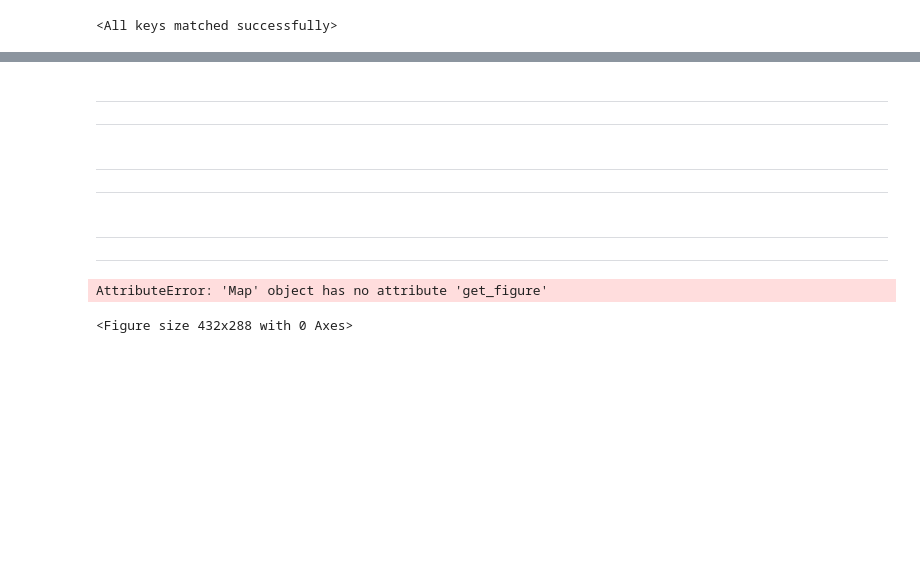
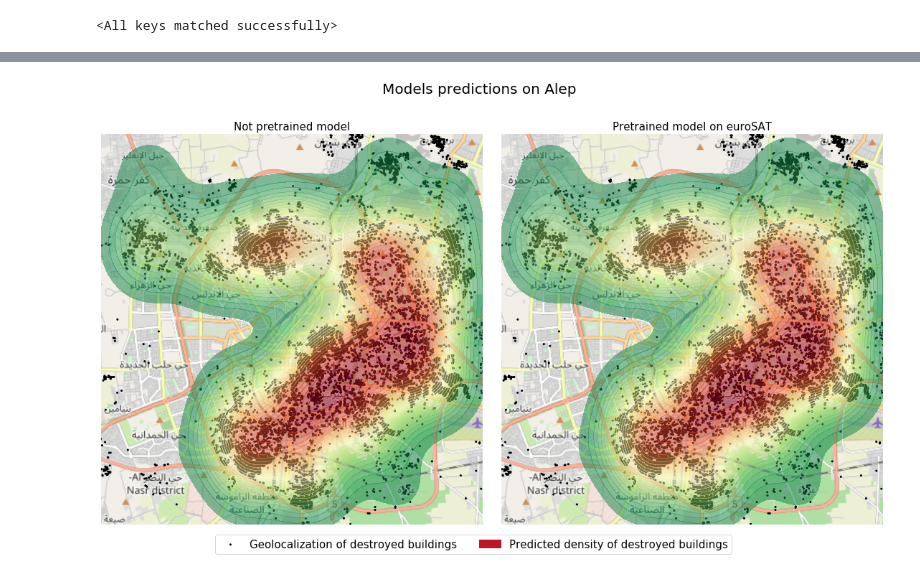
Before and after one commit to CesarRoaldes/destroyed_bluidings_detection, a Jupyter notebook: notebooks/graphs/plot.ipynb, the cells around one changed output, grey strips where cells are left out. Saved outputs shown, nothing was run; the diff lists cells and outputs as text; code cells hidden in the pictures; blank space fills up the shorter version.

Commit message:
map preds

```diff
--- a/notebooks/graphs/plot.ipynb
+++ b/notebooks/graphs/plot.ipynb
@@ -73,9 +62,6 @@ alep_preds.head(3)
 | 0 | POINT (37.09011936115785 36.16143... | POLYGON ((37.0893785797742 36.160... | alep_37.09011936115785_36.1614336... | 0 | alep_0000.jpg | train |
 | 1 | POINT (37.09160092392516 36.16143... | POLYGON ((37.09086014254151 36.16... | alep_37.091600923925164_36.161433... | 0 | alep_0001.jpg | train |
 | 2 | POINT (37.09308248669247 36.16143... | POLYGON ((37.09234170530882 36.16... | alep_37.093082486692474_36.161433... | 0 | alep_0002.jpg | train |
-# %%
-alep_preds['pred_no_euroSAT'] = np.zeros(alep_preds.shape[0])
-alep_preds['pred_euroSAT'] = np.zeros(alep_preds.shape[0])
 # %%
 from PIL import Image
 
@@ -111,6 +97,8 @@ def prediction_image_path(image_path, model):
     output = model(img_t)
     _, pred = torch.max(output, 1)
 
+    pred = pred.detach().cpu().numpy()[0]
+
     return pred
 # %%
 if torch.cuda.is_available():
@@ -137,8 +125,14 @@ model_no_euroSAT.load_state_dict(torch.load(os.path.join(MODEL_DIR, 'all_model_n
 # %% [output]
 <All keys matched successfully>
 # %%
+pred_no_euroSAT = []
+pred_euroSAT = []
+
 for idx, obs in alep_preds.iterrows():
     image_nom = obs['nom_images_torchvision']
     image_path = os.path.join(IMAGES_DIR, 'alep', obs['segment'], str(obs['label']), image_nom)
-    obs['pred_no_euroSAT'] = prediction_image_path(image_path, model_no_euroSAT)
-    obs['pred_euroSAT'] = prediction_image_path(image_path, model_euroSAT)
+    pred_no_euroSAT.append(prediction_image_path(image_path, model_no_euroSAT))
+    pred_euroSAT.append(prediction_image_path(image_path, model_euroSAT))
+# %%
+alep_preds['pred_no_euroSAT'] = pred_no_euroSAT
+alep_preds['pred_euroSAT'] = pred_euroSAT
@@ -174,20 +153,27 @@ plt.show()
-# %% [markdown]
-------------------------
-_____________________
-# %% [markdown]
-------------------------
-_____________________
-# %% [markdown]
-------------------------
-_____________________
-# %%
-gplt.kdeplot(alep[alep.label==1], cmap='Reds', shade=True, shade_lowest=False,ax=m,alpha=0.5)
-# %% [output]
-AttributeError: 'Map' object has no attribute 'get_figure'
-# %%
-
-import contextily as ctx
-ctx.add_basemap(ax, url=ctx.providers.Stamen.TonerLite)
-ax.set_axis_off()
-# %% [output]
-<Figure size 432x288 with 0 Axes>
+# %%
+# plt.figure(figsize=(20, 8))
+
+fig, axes = plt.subplots(ncols=2, nrows=1, figsize=(20, 10), subplot_kw={'projection': gcrs.WebMercator()})
+
+gplt.webmap(alep, projection=gcrs.WebMercator(), ax=axes[0])
+gplt.pointplot(alep[alep['label'] == 1], ax=axes[0], alpha=1, s=2, color='k')
+gplt.kdeplot(alep_preds[alep_preds['pred_euroSAT'] == 1], cmap='RdYlGn_r', n_levels=30,
+             shade=True, shade_lowest=False, ax=axes[0], alpha=0.5)
+
+gplt.webmap(alep, projection=gcrs.WebMercator(), ax=axes[1])
+gplt.pointplot(alep[alep['label'] == 1], ax=axes[1], alpha=1, s=2, color='k',
+               label='Geolocalization of destroyed buildings')
+gplt.kdeplot(alep_preds[alep_preds['pred_euroSAT'] == 1], cmap='RdYlGn_r', n_levels=30,
+             shade=True, shade_lowest=False, ax=axes[1], alpha=0.5,
+             label='Predicted density of destroyed buildings')
+
+axes[0].set_title('Not pretrained model', fontsize=15)
+axes[1].set_title('Pretrained model on euroSAT', fontsize=15)
+plt.legend(bbox_to_anchor=(-0.75, -0.075, 0.5, -0.185), loc='lower left',
+           ncol=2, borderaxespad=0., fontsize=15)
+fig.suptitle('Models predictions on Alep', fontsize=20)
+fig.subplots_adjust(wspace=0)
+
+plt.show()
+# %% [output]
+[figure, added]
```
Also changed, not shown: parts of 8 cells of this notebook, 2 other files.
